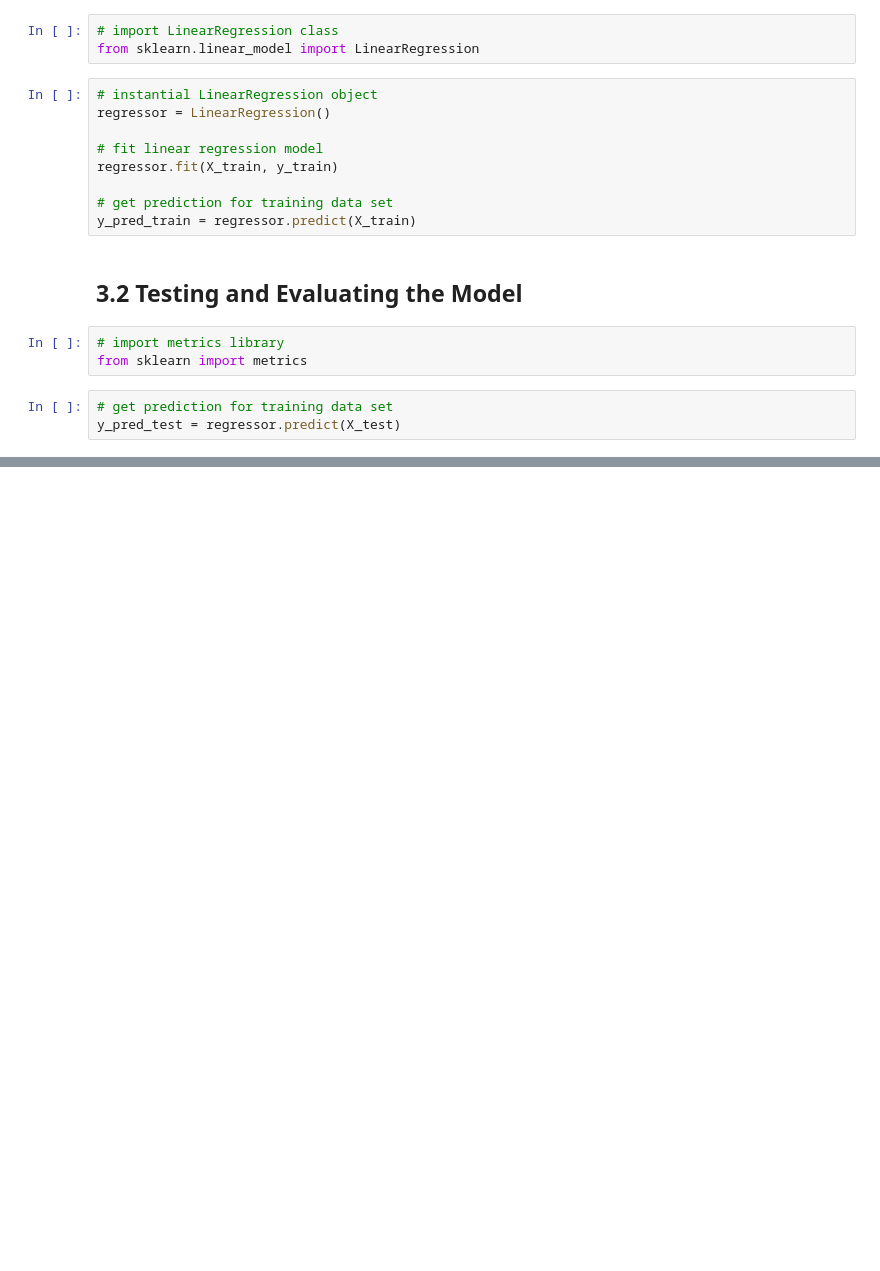
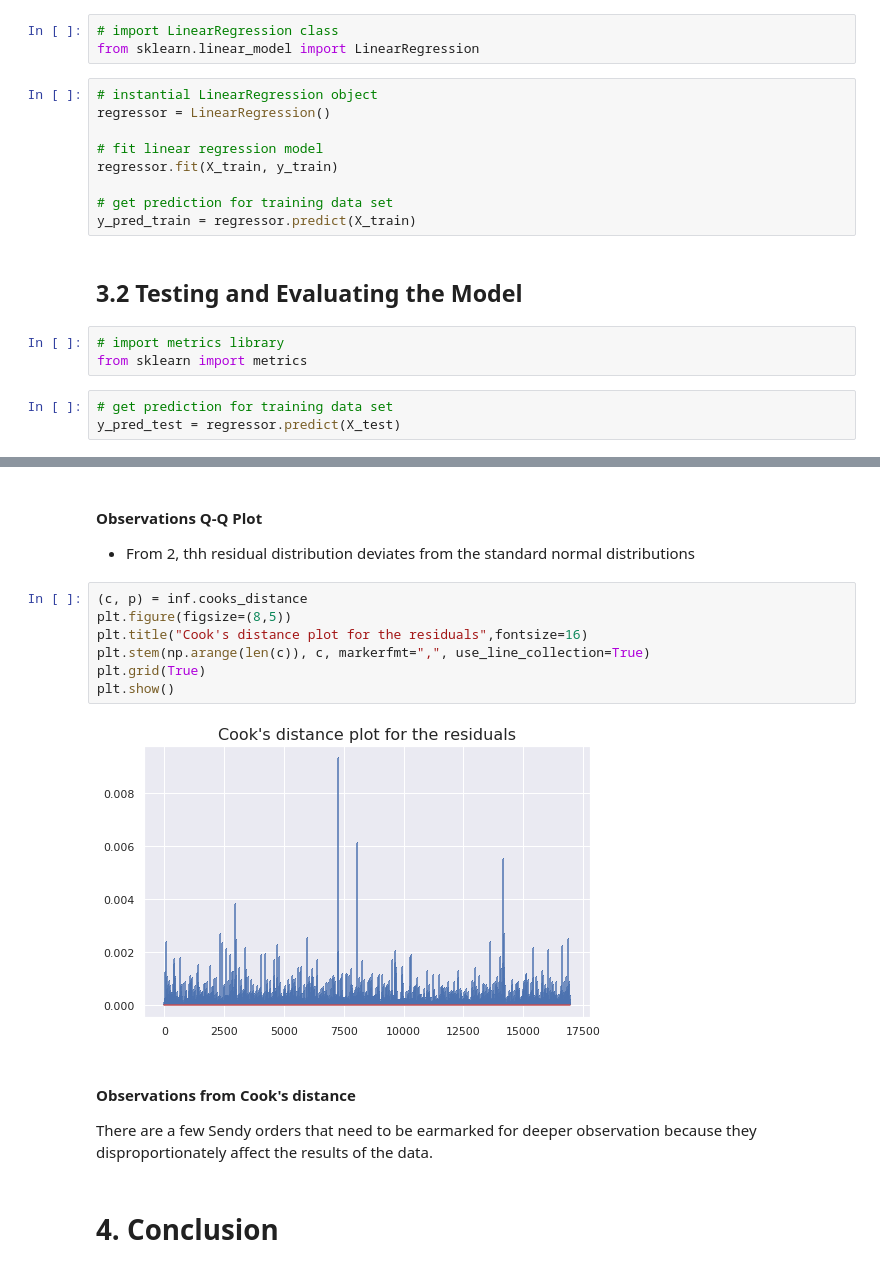
Before and after one commit to BileOara/REGRESSION, a Jupyter notebook: REGRESSION.ipynb, the cells around one changed output, grey strips where cells are left out. Drawn from its saved outputs; the diff is of its cells as text; blank space fills up the shorter version.

```diff
--- a/REGRESSION.ipynb
+++ b/REGRESSION.ipynb
@@ -1155,0 +1290,17 @@ results_df
+# %% [markdown]
+#### Observations Q-Q Plot
+* From 2, thh residual distribution deviates from the standard normal distributions
+# %%
+(c, p) = inf.cooks_distance
+plt.figure(figsize=(8,5))
+plt.title("Cook's distance plot for the residuals",fontsize=16)
+plt.stem(np.arange(len(c)), c, markerfmt=",", use_line_collection=True)
+plt.grid(True)
+plt.show()
+# %% [output]
+[figure, added]
+# %% [markdown]
+#### Observations from Cook's distance
+There are a few Sendy orders that need to be earmarked for deeper observation because they disproportionately affect the results of the data.
+# %% [markdown]
+# 4. Conclusion
```
Also changed, not shown: parts of 20 cells of this notebook.
